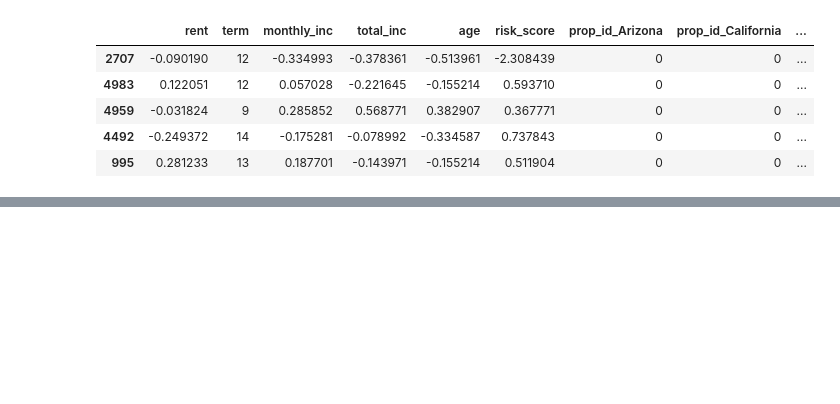
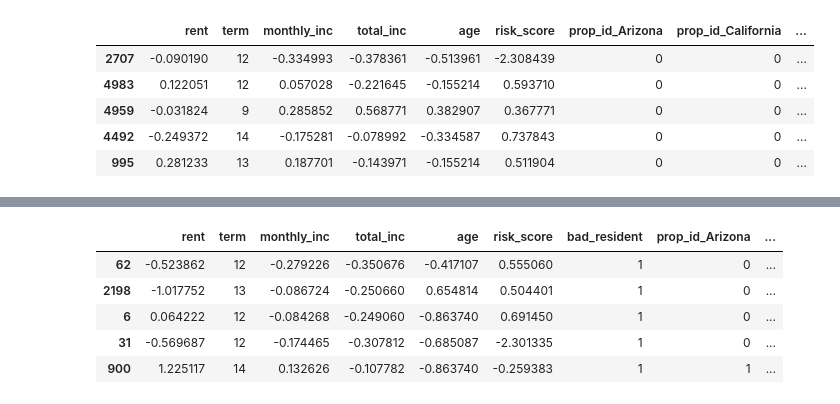
Before and after one commit to Project-DANE/DANE, a Jupyter notebook: test.ipynb, the cells around one changed output, grey strips where cells are left out. Saved outputs shown, nothing was run; the diff lists cells and outputs as text; code cells hidden in the pictures; blank space fills up the shorter version.

```diff
--- a/test.ipynb
+++ b/test.ipynb
@@ -64,0 +96,11 @@ y_train, y_val, y_test, train_scaled, val_scaled, test_scaled = w.model_prep(df_
+# %%
+df_upsampled[['rent', 'monthly_inc', 'total_inc','age', 'risk_score']] = StandardScaler().fit_transform(df_upsampled[['rent', 'monthly_inc', 'total_inc','age', 'risk_score']])
+# %%
+df_upsampled.head()
+# %% [output]
+|  | rent | term | monthly_inc | total_inc | age | risk_score | bad_resident | prop_id_Arizona | ... |
+| 62 | -0.523862 | 12 | -0.279226 | -0.350676 | -0.417107 | 0.555060 | 1 | 0 | ... |
+| 2198 | -1.017752 | 13 | -0.086724 | -0.250660 | 0.654814 | 0.504401 | 1 | 0 | ... |
+| 6 | 0.064222 | 12 | -0.084268 | -0.249060 | -0.863740 | 0.691450 | 1 | 0 | ... |
+| 31 | -0.569687 | 12 | -0.174465 | -0.307812 | -0.685087 | -2.301335 | 1 | 0 | ... |
+| 900 | 1.225117 | 14 | 0.132626 | -0.107782 | -0.863740 | -0.259383 | 1 | 1 | ... |
```
Also changed, not shown: parts of 19 cells of this notebook.
